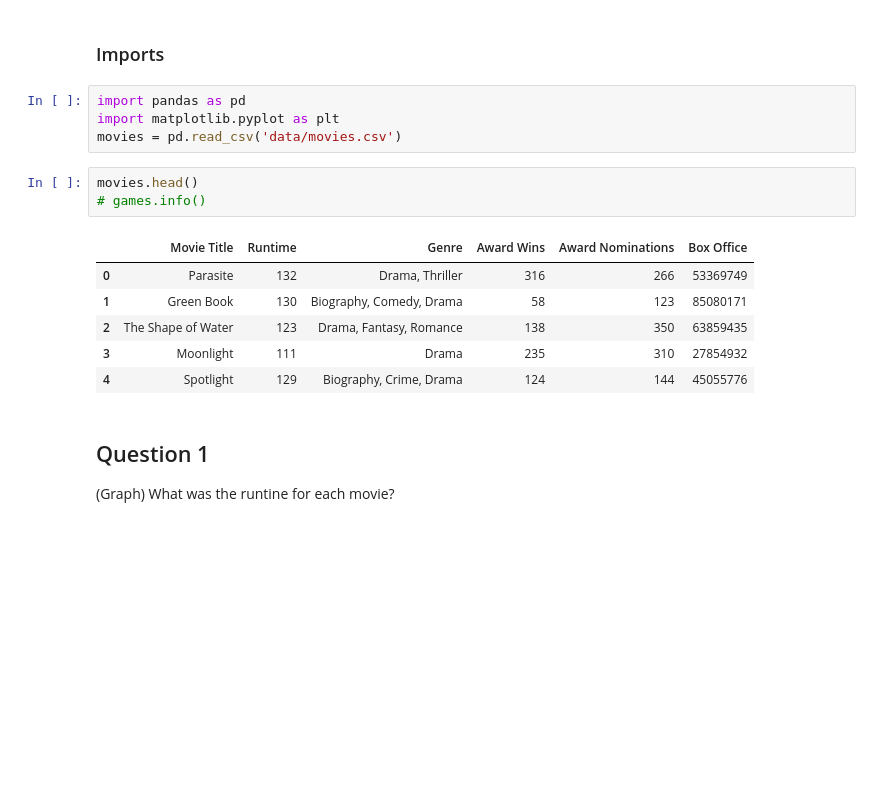
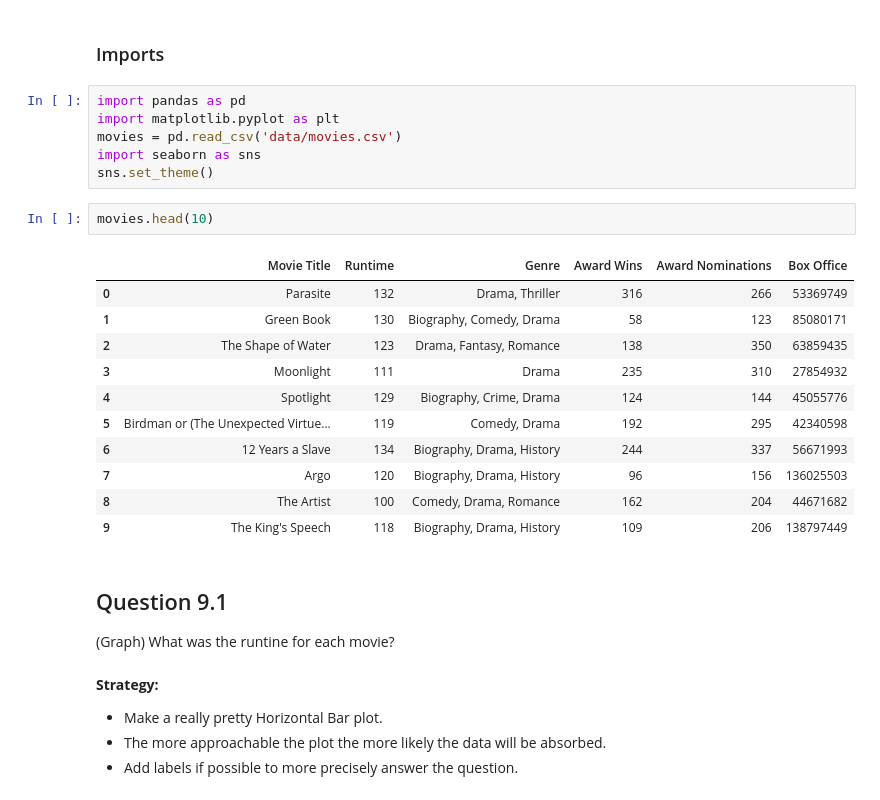
Before and after one commit to dtoshm/data_project_eight, a Jupyter notebook: movie_analysis.ipynb, the cells around one changed output. Drawn from its saved outputs; the diff is of its cells as text; blank space fills up the shorter version.

Commit message:
0.9.4- Question 9 Answered

```diff
--- a/movie_analysis.ipynb
+++ b/movie_analysis.ipynb
@@ -6,16 +6,27 @@
 import pandas as pd
 import matplotlib.pyplot as plt
 movies = pd.read_csv('data/movies.csv')
+import seaborn as sns
+sns.set_theme()
 # %%
-movies.head()
-# games.info()
+movies.head(10)
 # %% [output]
 |  | Movie Title | Runtime | Genre | Award Wins | Award Nominations | Box Office |
 | 0 | Parasite | 132 | Drama, Thriller | 316 | 266 | 53369749 |
 | 1 | Green Book | 130 | Biography, Comedy, Drama | 58 | 123 | 85080171 |
 | 2 | The Shape of Water | 123 | Drama, Fantasy, Romance | 138 | 350 | 63859435 |
 | 3 | Moonlight | 111 | Drama | 235 | 310 | 27854932 |
 | 4 | Spotlight | 129 | Biography, Crime, Drama | 124 | 144 | 45055776 |
+| 5 | Birdman or (The Unexpected Virtue... | 119 | Comedy, Drama | 192 | 295 | 42340598 |
+| 6 | 12 Years a Slave | 134 | Biography, Drama, History | 244 | 337 | 56671993 |
+| 7 | Argo | 120 | Biography, Drama, History | 96 | 156 | 136025503 |
+| 8 | The Artist | 100 | Comedy, Drama, Romance | 162 | 204 | 44671682 |
+| 9 | The King's Speech | 118 | Biography, Drama, History | 109 | 206 | 138797449 |
 # %% [markdown]
-## Question 1
+## Question 9.1
 (Graph) What was the runtine for each movie?
+# %% [markdown]
+**Strategy:**
+- Make a really pretty Horizontal Bar plot.
+- The more approachable the plot the more likely the data will be absorbed.
+- Add labels if possible to more precisely answer the question.
```
Also changed, not shown: parts of 10 cells of this notebook, 1 other file.
